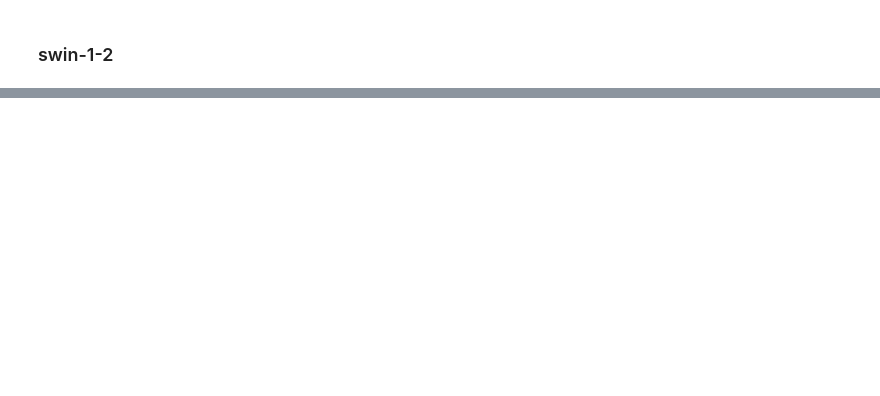
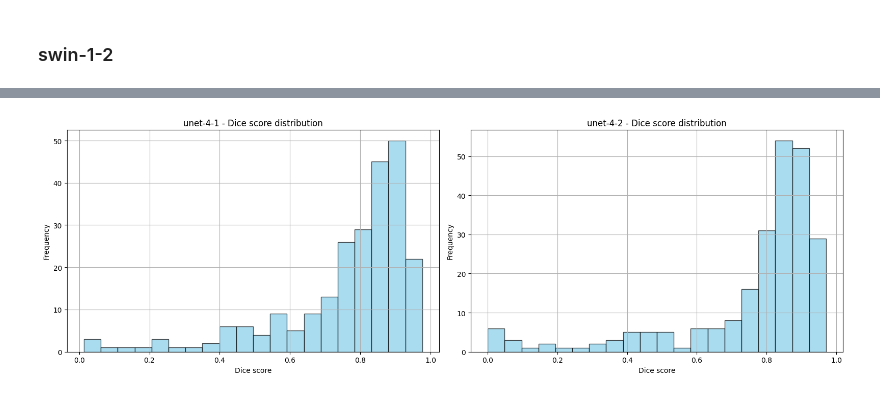
Before and after one commit to macsaba/concrete_crack_thesis, a Jupyter notebook: notebooks/project_summary.ipynb, the cells around one changed output, grey strips where cells are left out. Drawn from its saved outputs; the diff is of its cells as text; code cells hidden in the pictures; blank space fills up the shorter version.

```diff
--- a/notebooks/project_summary.ipynb
+++ b/notebooks/project_summary.ipynb
@@ -2255,0 +2576,23 @@ This part
+# %%
+import matplotlib.pyplot as plt
+
+# Set up the 2x2 subplot grid
+fig, axs = plt.subplots(1, 2, figsize=(16, 5.3))
+axs = axs.flatten()
+
+# Plot histograms for the first 4 models
+for i in range(2):
+    res = results_unet4[i]
+    ax = axs[i]
+
+    ax.hist(res['test_dice_scores'], bins=20, alpha=0.7, color='skyblue', edgecolor='black')
+    ax.set_title(f"{res['name']} - Dice score distribution")
+    ax.set_xlabel("Dice score")
+    ax.set_ylabel("Frequency")
+    ax.grid(True)
+
+plt.tight_layout()
+#plt.savefig("../outputs/generated_figures/unet4_dice_dist.png", dpi=300, bbox_inches='tight')
+plt.show()
+# %% [output]
+[figure, added]
```
Also changed, not shown: parts of 59 cells of this notebook, 3 other files.
